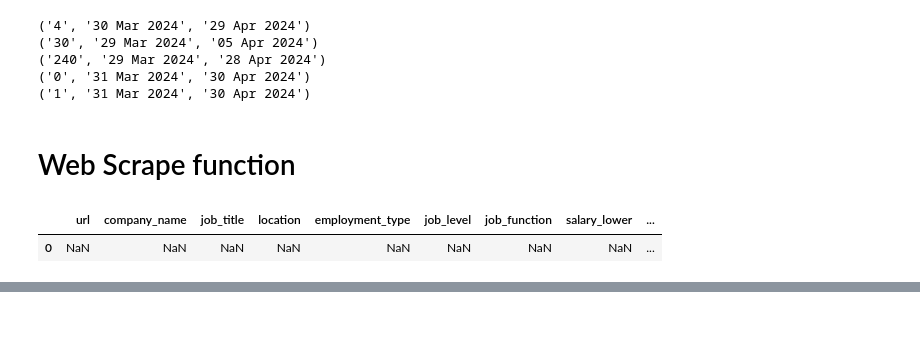
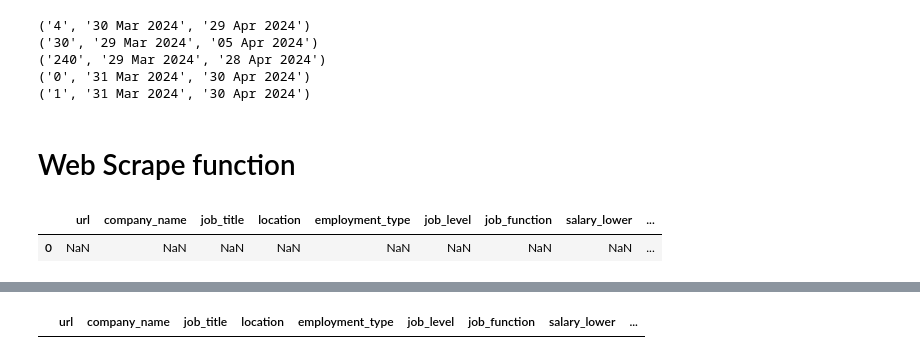
Before and after one commit to LordZhiHao/is3107_DataEngineering, a Jupyter notebook: MyCareersFuture_WebScraping/webscrape_all.ipynb, the cells around one changed output, grey strips where cells are left out. Saved outputs shown, nothing was run; the diff lists cells and outputs as text; code cells hidden in the pictures; blank space fills up the shorter version.

```diff
--- a/MyCareersFuture_WebScraping/webscrape_all.ipynb
+++ b/MyCareersFuture_WebScraping/webscrape_all.ipynb
@@ -174,9 +174,9 @@ def parse_card_info(df, card, row_no):
 # %% [markdown]
 # Web Scrape function
 # %%
-test = new_jobs_df()
-test.loc[0] = None
-test
+df = new_jobs_df()
+df.loc[0] = None
+df
 # %% [output]
 |  | url | company_name | job_title | location | employment_type | job_level | job_function | salary_lower | ... |
 | 0 | NaN | NaN | NaN | NaN | NaN | NaN | NaN | NaN | ... |
@@ -343 +336,5 @@ all_data
+# %%
+df
+# %% [output]
+|  | url | company_name | job_title | location | employment_type | job_level | job_function | salary_lower | ... |
 # %%
```
Also changed, not shown: parts of 5 cells of this notebook.
